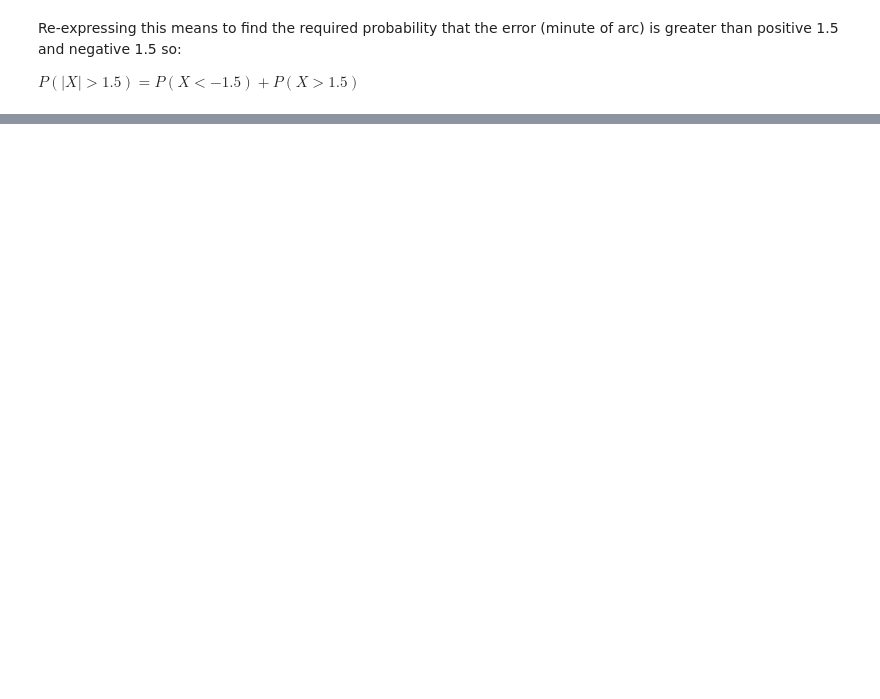
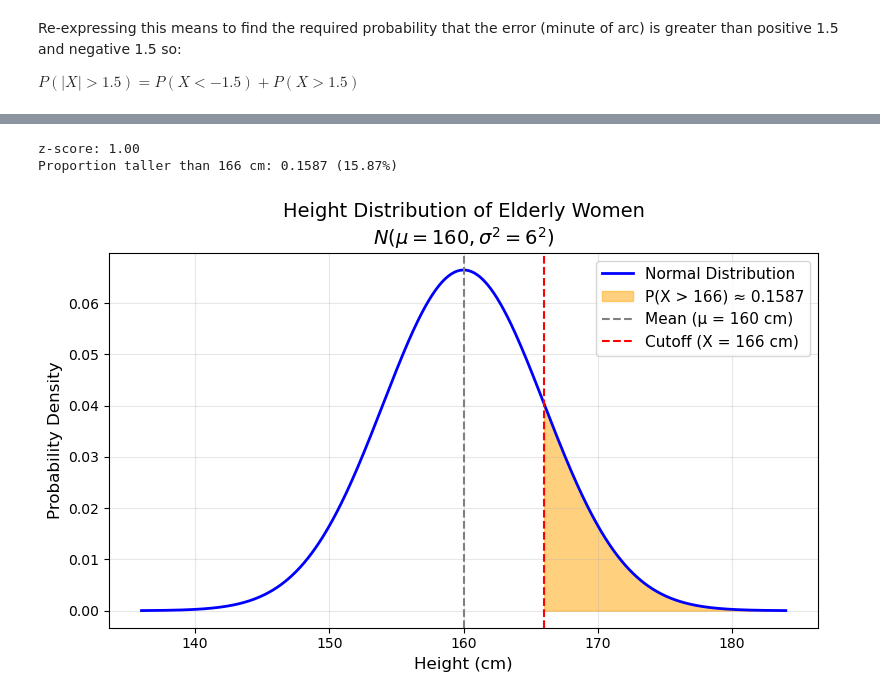
Before and after one commit to segunlonge/OU-M248-Data-Analysis-in-Python, a Jupyter notebook: Computer Book B/1. Computer Book B - Normal Distributions.ipynb, the cells around one changed output, grey strips where cells are left out. Cells and saved outputs as stored; diff of their text form; code cells hidden in the pictures; blank space fills up the shorter version.

```diff
--- a/Computer Book B/1. Computer Book B - Normal Distributions.ipynb
+++ b/Computer Book B/1. Computer Book B - Normal Distributions.ipynb
@@ -440,0 +712,68 @@ $P(|X| > 1.5) = P(X < -1.5) + P(X > 1.5)$
+# %%
+import matplotlib.pyplot as plt
+import numpy as np
+from scipy import stats
+
+# Parameters
+mu = 160  # Mean height in cm
+sigma = 6  # Standard deviation in cm
+cutoff = 166  # Height cutoff in cm
+
+# Calculate the proportion (probability)
+z_score = (cutoff - mu) / sigma
+proportion = 1 - stats.norm.cdf(cutoff, loc=mu, scale=sigma)
+print(f"z-score: {z_score:.2f}")
+print(f"Proportion taller than {cutoff} cm: {proportion:.4f} ({proportion * 100:.2f}%)")
+
+# Generate x-values covering 4 standard deviations on either side of the mean
+x = np.linspace(mu - 4 * sigma, mu + 4 * sigma, 1000)
+y = stats.norm.pdf(x, loc=mu, scale=sigma)
+
+# Create the plot
+plt.figure(figsize=(8, 5))
+plt.plot(x, y, "b-", linewidth=2, label="Normal Distribution")
+
+# Shade the area where height > 166 cm
+x_fill = np.linspace(cutoff, mu + 4 * sigma, 500)
+y_fill = stats.norm.pdf(x_fill, loc=mu, scale=sigma)
+plt.fill_between(
+    x_fill,
+    y_fill,
+    color="orange",
+    alpha=0.5,
+    label=f"P(X > {cutoff}) ≈ {proportion:.4f}",
+)
+
+# Add reference lines for the mean and cutoff
+plt.axvline(
+    mu,
+    color="gray",
+    linestyle="--",
+    linewidth=1.5,
+    label=f"Mean (µ = {mu} cm)",
+)
+plt.axvline(
+    cutoff,
+    color="red",
+    linestyle="--",
+    linewidth=1.5,
+    label=f"Cutoff (X = {cutoff} cm)",
+)
+
+# Labels and title
+plt.title(
+    "Height Distribution of Elderly Women\n$N(\\mu = 160, \\sigma^2 = 6^2)$",
+    fontsize=14,
+)
+plt.xlabel("Height (cm)", fontsize=12)
+plt.ylabel("Probability Density", fontsize=12)
+plt.legend(fontsize=11)
+plt.grid(True, alpha=0.3)
+
+# Display the plot
+plt.tight_layout()
+plt.show()
+# %% [output]
+z-score: 1.00
+Proportion taller than 166 cm: 0.1587 (15.87%)
+[figure, added]
```
Also changed, not shown: parts of 60 cells of this notebook, 1 other file.
